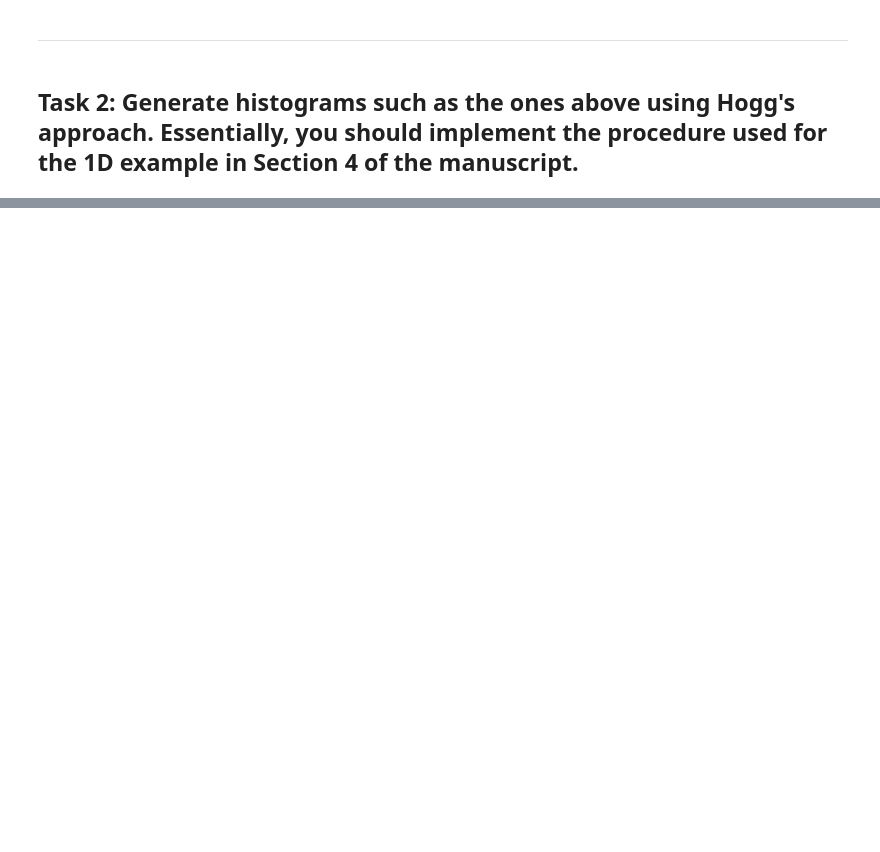
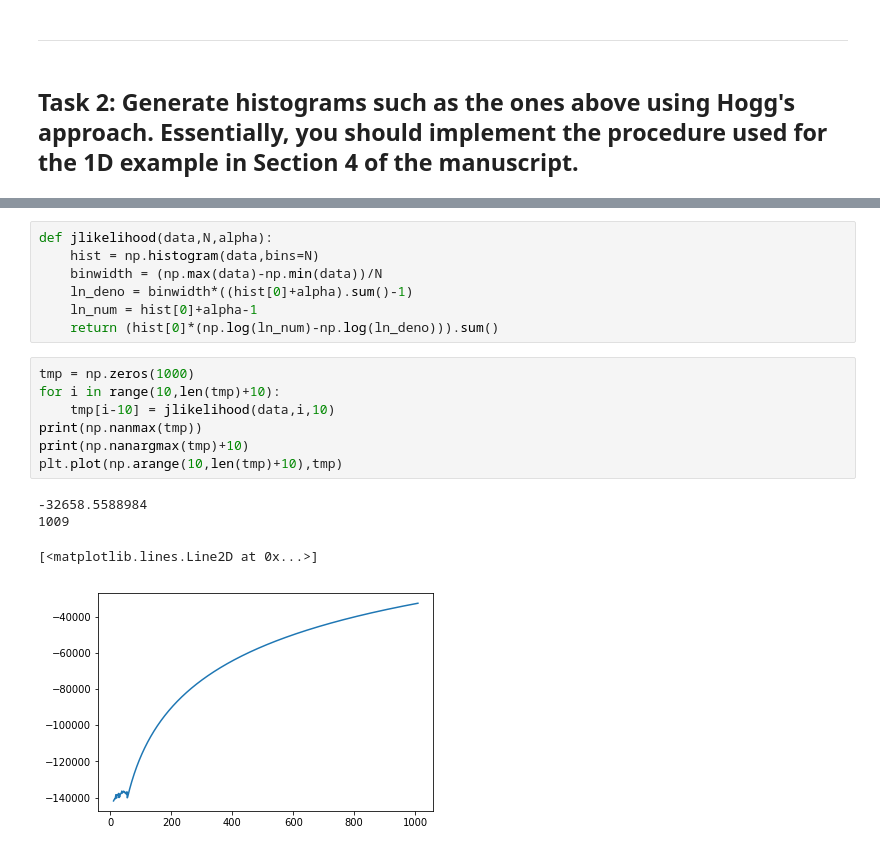
Before and after one commit to chenshaoyu1995/SciViz, a Jupyter notebook: hw2/assignment 3 HW-plotting.ipynb, the cells around one changed output, grey strips where cells are left out. Cells and saved outputs as stored; diff of their text form; blank space fills up the shorter version.

```diff
--- a/hw2/assignment 3 HW-plotting.ipynb
+++ b/hw2/assignment 3 HW-plotting.ipynb
@@ -90,0 +88,19 @@ plt.hist(data, bins=np.arange(min(data), max(data) + binwidth, binwidth))
+# %%
+def jlikelihood(data,N,alpha):
+    hist = np.histogram(data,bins=N)
+    binwidth = (np.max(data)-np.min(data))/N
+    ln_deno = binwidth*((hist[0]+alpha).sum()-1)
+    ln_num = hist[0]+alpha-1
+    return (hist[0]*(np.log(ln_num)-np.log(ln_deno))).sum()
+# %%
+tmp = np.zeros(1000)
+for i in range(10,len(tmp)+10):
+    tmp[i-10] = jlikelihood(data,i,10)
+print(np.nanmax(tmp))
+print(np.nanargmax(tmp)+10)
+plt.plot(np.arange(10,len(tmp)+10),tmp)
+# %% [output]
+-32658.5588984
+1009
+[<matplotlib.lines.Line2D at 0x...>]
+[figure, added]
```
Also changed, not shown: parts of 9 cells of this notebook, 2 other files.
